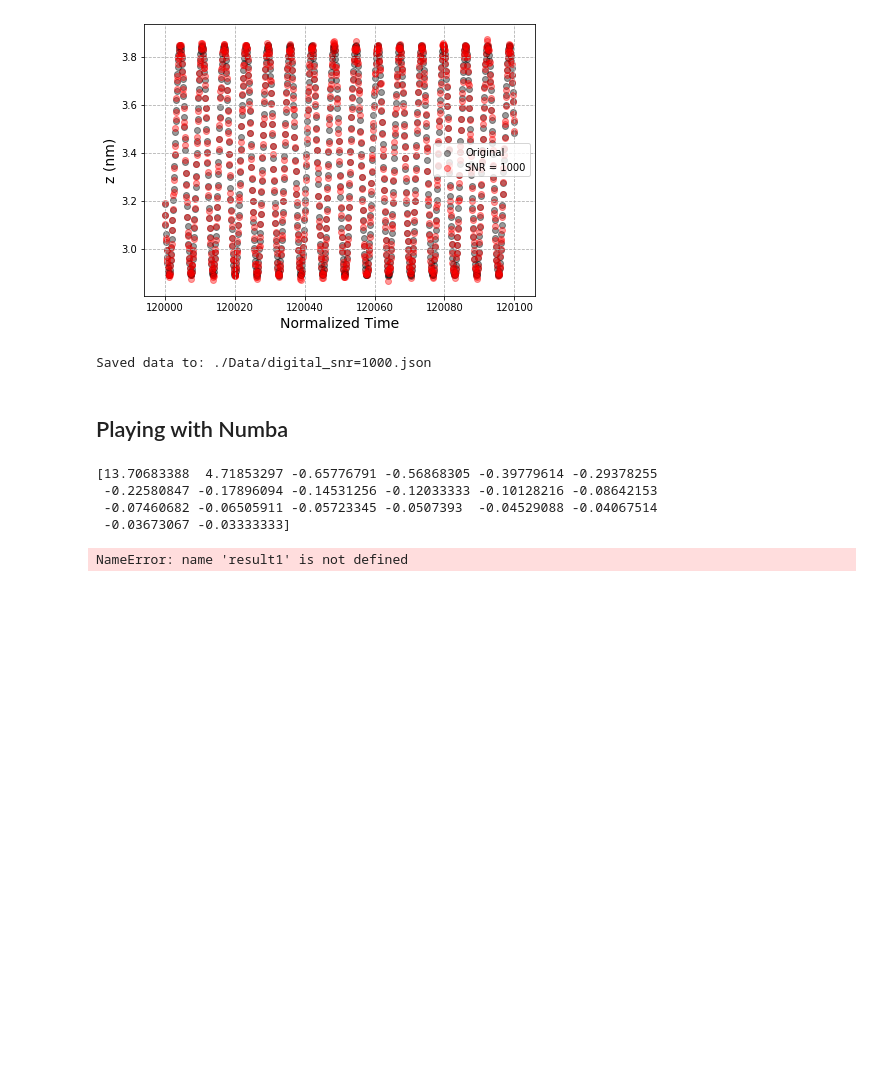
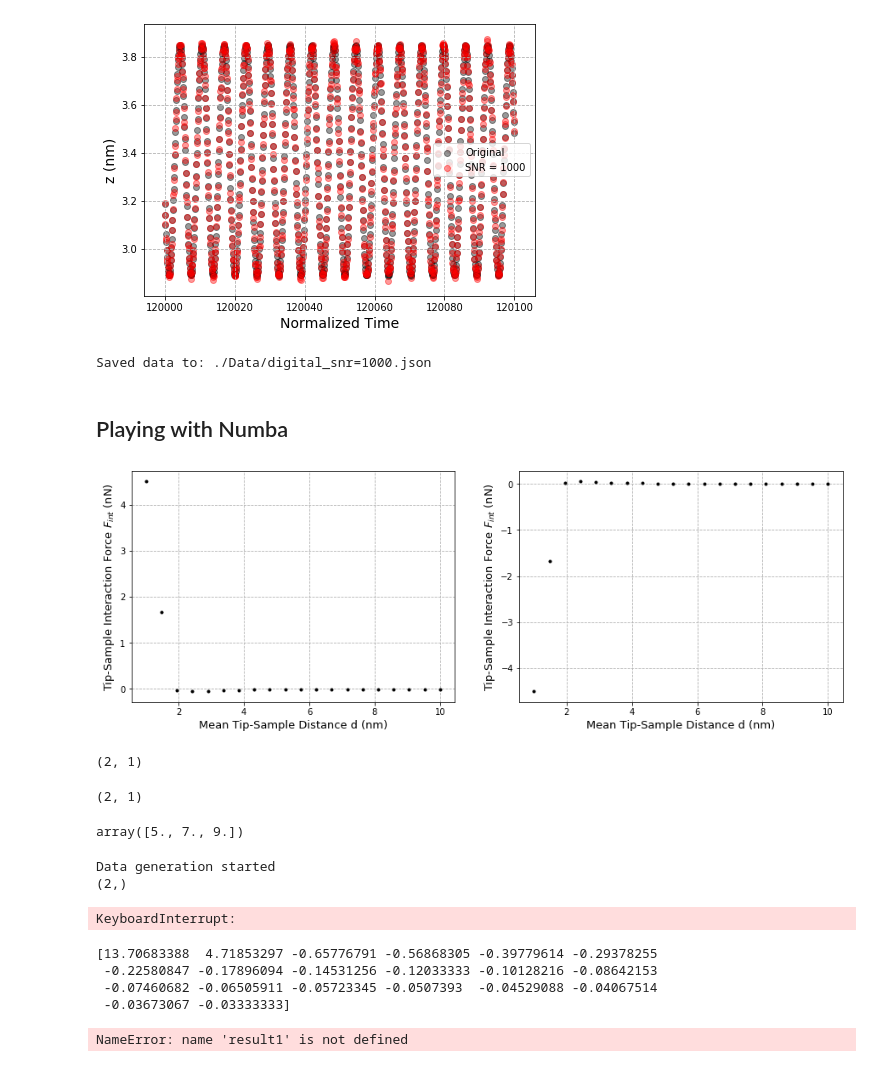
Before and after one commit to Jhko725/Contact-Point-Detection, a Jupyter notebook: Prototyping.ipynb, the cells around one changed output. Saved outputs shown, nothing was run; the diff lists cells and outputs as text; code cells hidden in the pictures; blank space fills up the shorter version.

```diff
--- a/Prototyping.ipynb
+++ b/Prototyping.ipynb
@@ -208,2 +210,3 @@ import numpy as np
 # %%
-DMT = DMT_Maugis(0.2, 100, 2, 130, 1, 0.3, 0.3)
+DMT = DMT_Maugis(0.2, 10, 2, 130, 1, 0.3, 0.3)
+DMT_inv = -DMT
@@ -215,0 +213,12 @@ result = DMT(x)
+# %%
+z = np.linspace(1, 10, 20)
+fig, axes = plt.subplots(1, 2, figsize = (15, 5))
+fs = 13
+axes[0].plot(z, DMT._F(z, 0), '.k')
+axes[1].plot(z, DMT_inv._F(z, 0), '.k')
+for ax in axes:
+    ax.grid(ls = '--')
+    ax.set_xlabel('Mean Tip-Sample Distance d (nm)', fontsize = fs)
+    ax.set_ylabel('Tip-Sample Interaction Force $F_{int}$ (nN)', fontsize = fs)
+# %% [output]
+[figure, added]
@@ -216,3 +228,29 @@ result = DMT(x)
+# %%
+ode = FHO1._get_eom(1)
+x0 = FHO1._get_default_x0(1).reshape(2, 1)
+ode(0, x0).shape
+# %% [output]
+(2, 1)
+(2, 1)
+# %%
+from numba import float64, vectorize
+
+@vectorize([float64(float64, float64)])
+def test(a, b):
+    return a+b
+
+a = np.array([1, 2, 3])
+b = np.array([4, 5, 6])
+test(a, b)
+# %% [output]
+array([5., 7., 9.])
+# %%
+d_array = np.linspace(1, 10, 20)
+t, z_array = SimulateGeneralMode(FHO1, d_array, 0.1, 10000, relaxation = 5, rtol = 1e-7)
+# %% [output]
+Data generation started
+(2,)
+KeyboardInterrupt:
 # %%
 print(result)
 print(result1)
```
Also changed, not shown: parts of 4 cells of this notebook, 4 other files.
